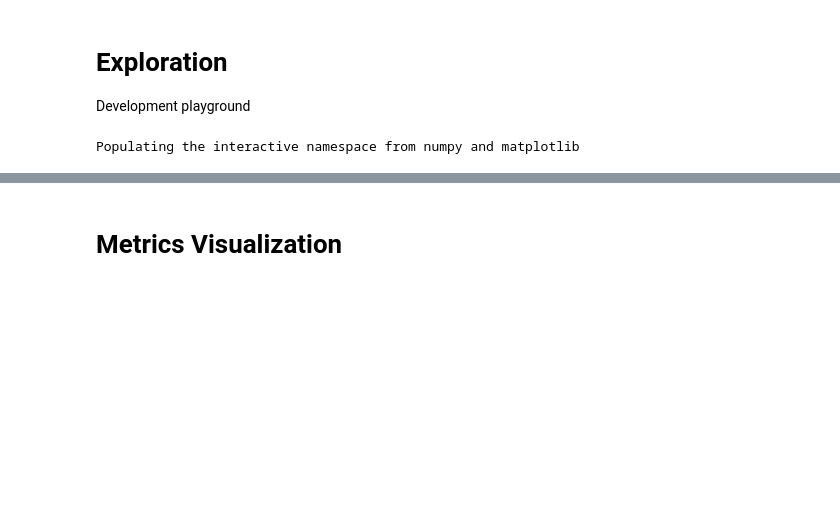
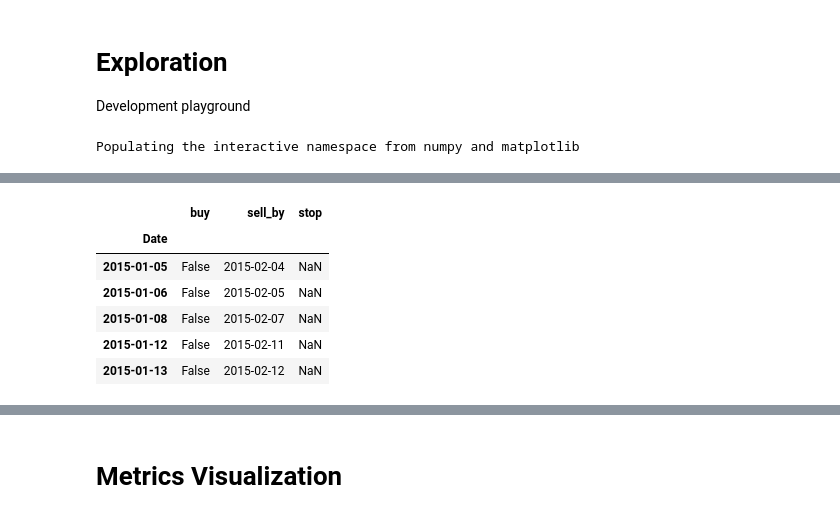
Before and after one commit to jayhack/N472JW, a Jupyter notebook: Exploration.ipynb, the cells around one changed output, grey strips where cells are left out. Cells and saved outputs as stored; diff of their text form; code cells hidden in the pictures; blank space fills up the shorter version.

```diff
--- a/Exploration.ipynb
+++ b/Exploration.ipynb
@@ -38,0 +146,10 @@ data.head()
+# %%
+results.head()
+# %% [output]
+|  | buy | sell_by | stop |
+| Date |  |  |  |
+| 2015-01-05 | False | 2015-02-04 | NaN |
+| 2015-01-06 | False | 2015-02-05 | NaN |
+| 2015-01-08 | False | 2015-02-07 | NaN |
+| 2015-01-12 | False | 2015-02-11 | NaN |
+| 2015-01-13 | False | 2015-02-12 | NaN |
```
Also changed, not shown: parts of 14 cells of this notebook, 5 other files.
